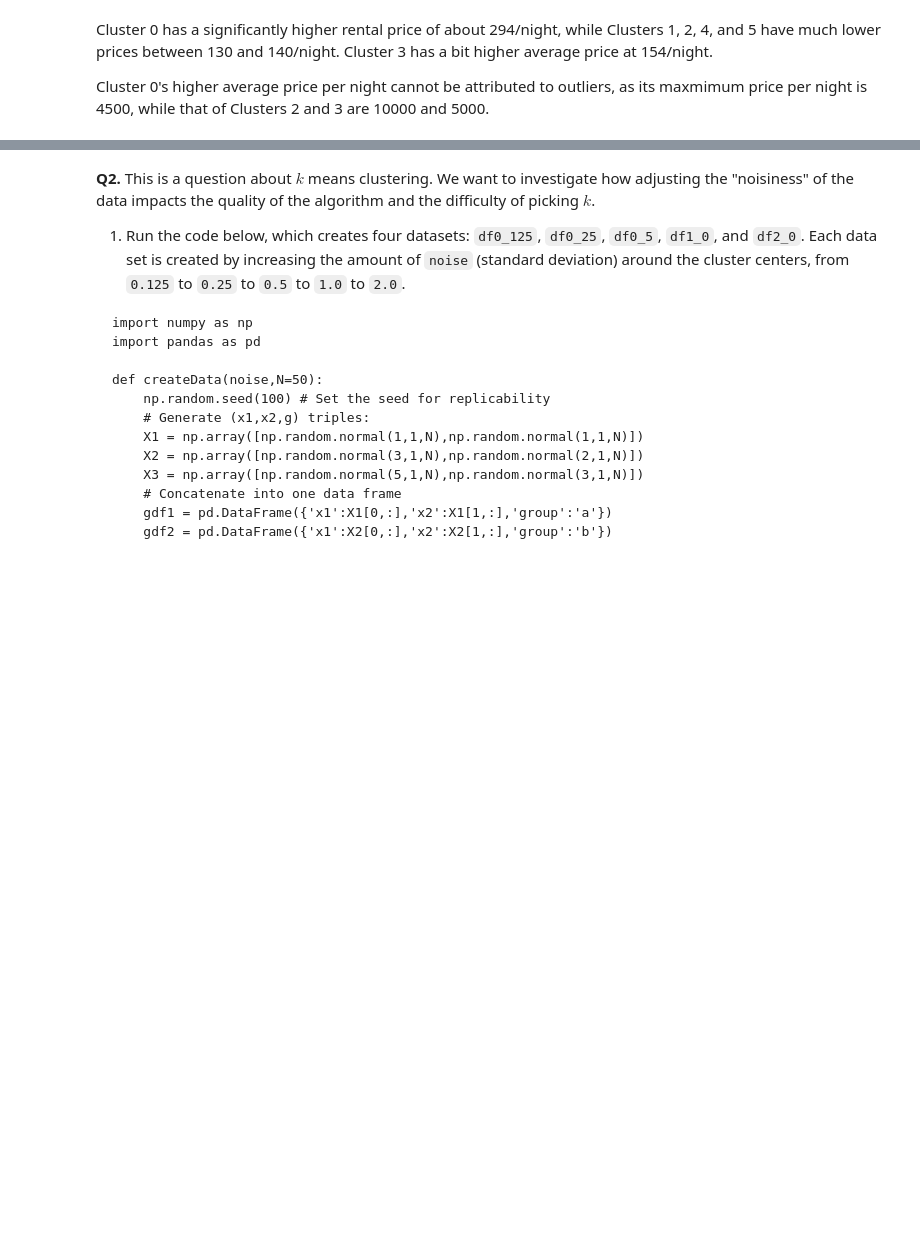
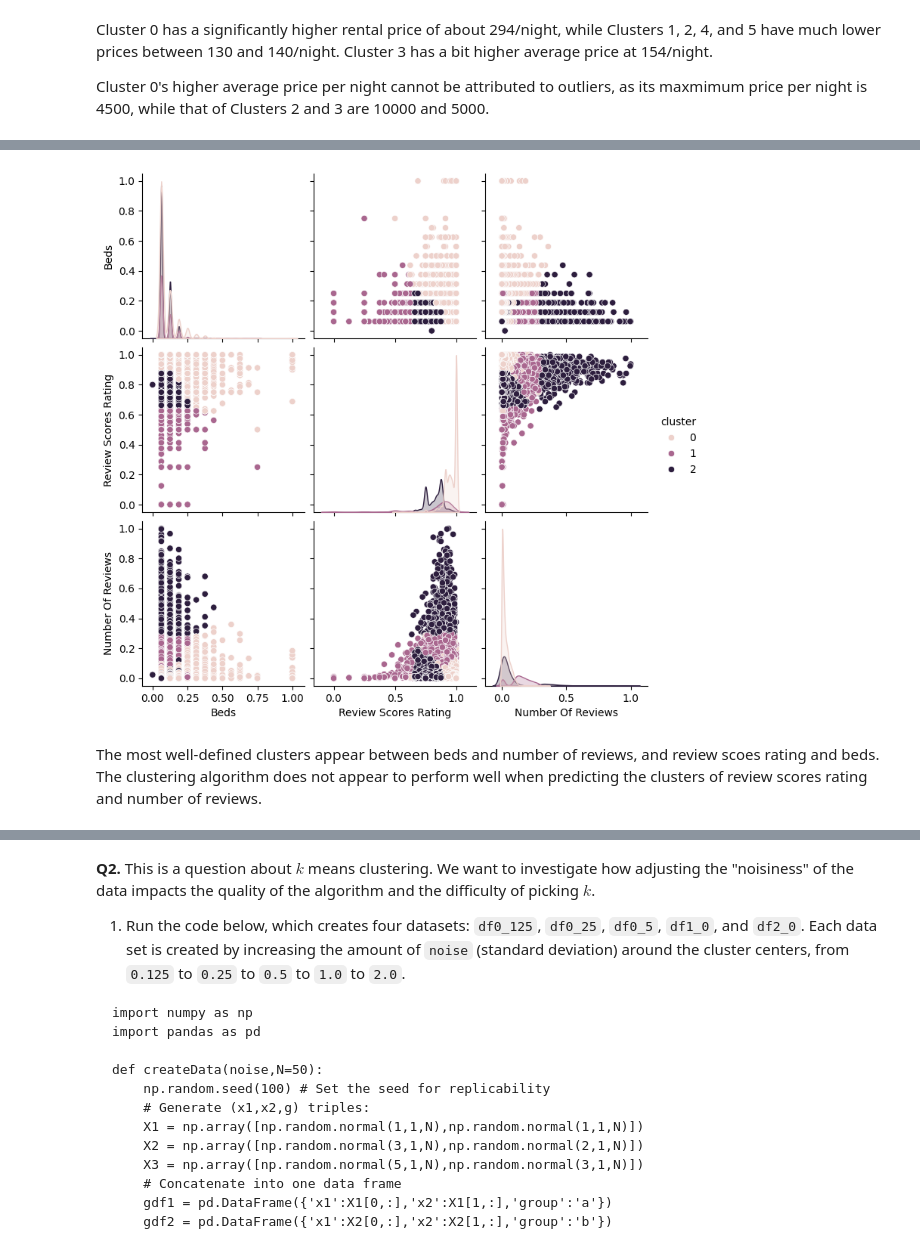
Before and after one commit to kelseymatsik/kmc, a Jupyter notebook: assignment_kmc.ipynb, the cells around one changed output, grey strips where cells are left out. Saved outputs shown, nothing was run; the diff lists cells and outputs as text; code cells hidden in the pictures; blank space fills up the shorter version.

```diff
--- a/assignment_kmc.ipynb
+++ b/assignment_kmc.ipynb
@@ -199,0 +216,13 @@ Cluster 0's higher average price per night cannot be attributed to outliers, as
+# %%
+# Fit model and add cluster
+model = KMeans(n_clusters=3, max_iter=300, n_init = 10, random_state=0)
+model = model.fit(Z)
+Z['cluster'] = model.labels_
+
+# Create pairplot
+sns.pairplot(Z, hue='cluster')
+X['cluster'] = model.labels_ # Assigns cluster labels to each data point based on the model, so each data point belongs to a cluster
+# %% [output]
+[figure, added]
+# %% [markdown]
+The most well-defined clusters appear between beds and number of reviews, and review scoes rating and beds. The clustering algorithm does not appear to perform well when predicting the clusters of review scores rating and number of reviews.
```
Also changed, not shown: parts of 23 cells of this notebook.
